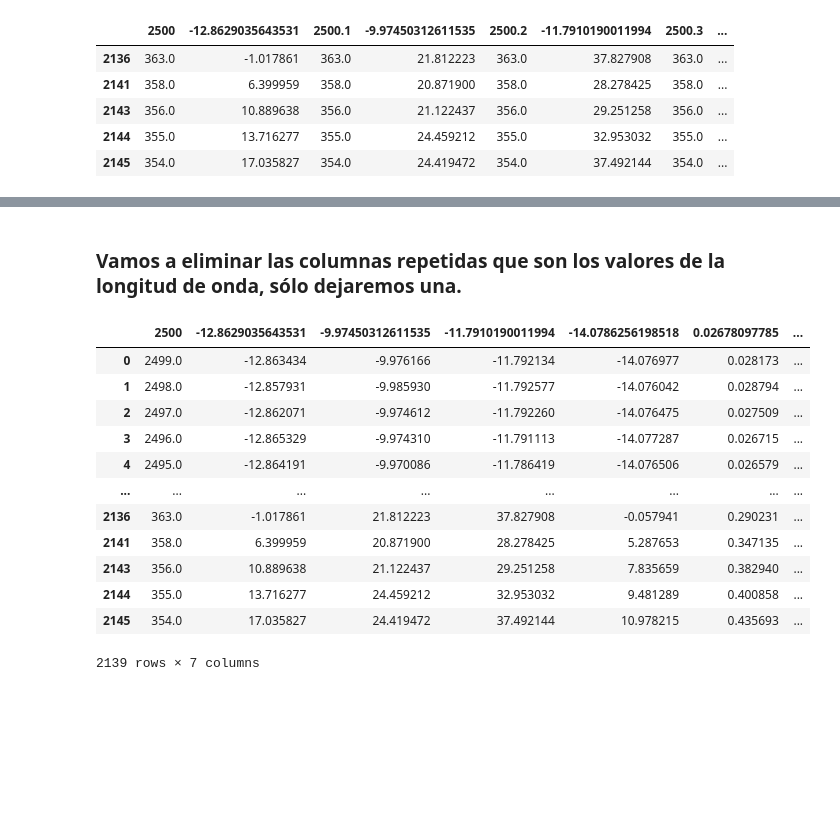
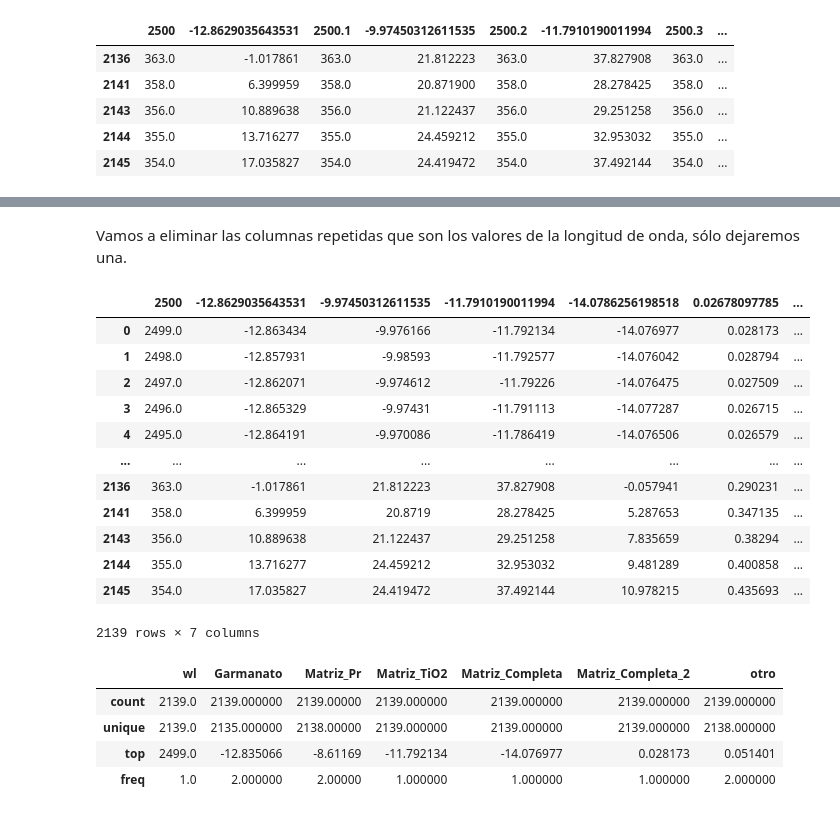
Before and after one commit to juanF9910/Rare_earths, a Jupyter notebook: absor.ipynb, the cells around one changed output, grey strips where cells are left out. Drawn from its saved outputs; the diff is of its cells as text; code cells hidden in the pictures; blank space fills up the shorter version.

```diff
--- a/absor.ipynb
+++ b/absor.ipynb
@@ -27,24 +29,34 @@ df.describe()
 | 75% | 1964.500000 | -13.081935 | 1964.500000 | -8.260554 | 1964.500000 | -8.800172 | 1964.500000 | ... |
 | max | 2499.000000 | 17.035827 | 2499.000000 | 28.193137 | 2499.000000 | 37.827908 | 2499.000000 | ... |
 # %% [markdown]
-### Vamos a eliminar las columnas repetidas que son los valores de la longitud de onda, sólo dejaremos una.
+Vamos a eliminar las columnas repetidas que son los valores de la longitud de onda, sólo dejaremos una.
-# %%
-df = df.drop(df.columns[[2,4,6,8, 10]], axis=1)
+# %%
+df = df.T.drop_duplicates().T #el comando .T transpone la matriz, pues el comando drop_duplicates() solo elimina filas duplicadas
+
+df
+# %% [output]
+|  | 2500 | -12.8629035643531 | -9.97450312611535 | -11.7910190011994 | -14.0786256198518 | 0.02678097785 | ... |
+| 0 | 2499.0 | -12.863434 | -9.976166 | -11.792134 | -14.076977 | 0.028173 | ... |
+| 1 | 2498.0 | -12.857931 | -9.98593 | -11.792577 | -14.076042 | 0.028794 | ... |
+| 2 | 2497.0 | -12.862071 | -9.974612 | -11.79226 | -14.076475 | 0.027509 | ... |
+| 3 | 2496.0 | -12.865329 | -9.97431 | -11.791113 | -14.077287 | 0.026715 | ... |
+| 4 | 2495.0 | -12.864191 | -9.970086 | -11.786419 | -14.076506 | 0.026579 | ... |
+| ... | ... | ... | ... | ... | ... | ... | ... |
+| 2136 | 363.0 | -1.017861 | 21.812223 | 37.827908 | -0.057941 | 0.290231 | ... |
+| 2141 | 358.0 | 6.399959 | 20.8719 | 28.278425 | 5.287653 | 0.347135 | ... |
+| 2143 | 356.0 | 10.889638 | 21.122437 | 29.251258 | 7.835659 | 0.38294 | ... |
+| 2144 | 355.0 | 13.716277 | 24.459212 | 32.953032 | 9.481289 | 0.400858 | ... |
+| 2145 | 354.0 | 17.035827 | 24.419472 | 37.492144 | 10.978215 | 0.435693 | ... |
+2139 rows × 7 columns
+# %%
+df.columns=["wl","Garmanato", "Matriz_Pr", "Matriz_TiO2", "Matriz_Completa", "Matriz_Completa_2", "otro"]
 # %%
-df
+df.describe()
 # %% [output]
-|  | 2500 | -12.8629035643531 | -9.97450312611535 | -11.7910190011994 | -14.0786256198518 | 0.02678097785 | ... |
-| 0 | 2499.0 | -12.863434 | -9.976166 | -11.792134 | -14.076977 | 0.028173 | ... |
-| 1 | 2498.0 | -12.857931 | -9.985930 | -11.792577 | -14.076042 | 0.028794 | ... |
-| 2 | 2497.0 | -12.862071 | -9.974612 | -11.792260 | -14.076475 | 0.027509 | ... |
-| 3 | 2496.0 | -12.865329 | -9.974310 | -11.791113 | -14.077287 | 0.026715 | ... |
-| 4 | 2495.0 | -12.864191 | -9.970086 | -11.786419 | -14.076506 | 0.026579 | ... |
-| ... | ... | ... | ... | ... | ... | ... | ... |
-| 2136 | 363.0 | -1.017861 | 21.812223 | 37.827908 | -0.057941 | 0.290231 | ... |
-| 2141 | 358.0 | 6.399959 | 20.871900 | 28.278425 | 5.287653 | 0.347135 | ... |
-| 2143 | 356.0 | 10.889638 | 21.122437 | 29.251258 | 7.835659 | 0.382940 | ... |
-| 2144 | 355.0 | 13.716277 | 24.459212 | 32.953032 | 9.481289 | 0.400858 | ... |
-| 2145 | 354.0 | 17.035827 | 24.419472 | 37.492144 | 10.978215 | 0.435693 | ... |
+|  | wl | Garmanato | Matriz_Pr | Matriz_TiO2 | Matriz_Completa | Matriz_Completa_2 | otro |
+| count | 2139.0 | 2139.000000 | 2139.00000 | 2139.000000 | 2139.000000 | 2139.000000 | 2139.000000 |
+| unique | 2139.0 | 2135.000000 | 2138.00000 | 2139.000000 | 2139.000000 | 2139.000000 | 2138.000000 |
+| top | 2499.0 | -12.835066 | -8.61169 | -11.792134 | -14.076977 | 0.028173 | 0.051401 |
+| freq | 1.0 | 2.000000 | 2.00000 | 1.000000 | 1.000000 | 1.000000 | 2.000000 |
-2139 rows × 7 columns
 # %%
 fig, ax=plt.subplots(1,1, figsize=(20,15))
```
Also changed, not shown: parts of 16 cells of this notebook, 6 other files.
